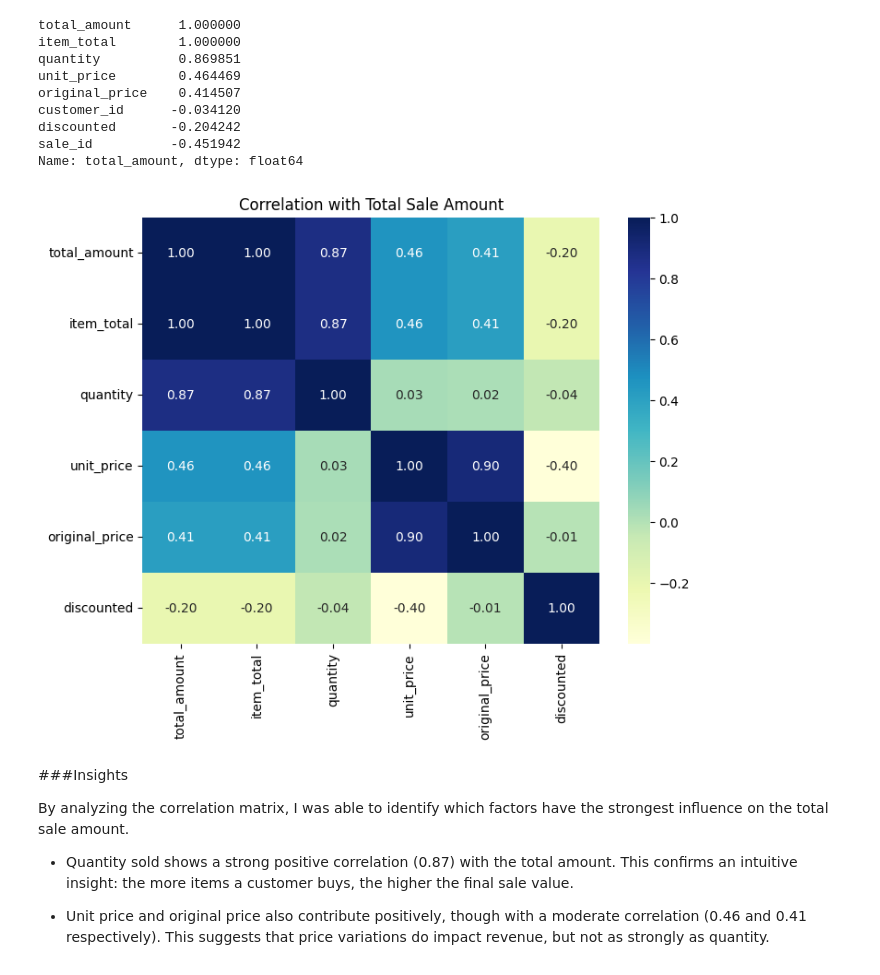
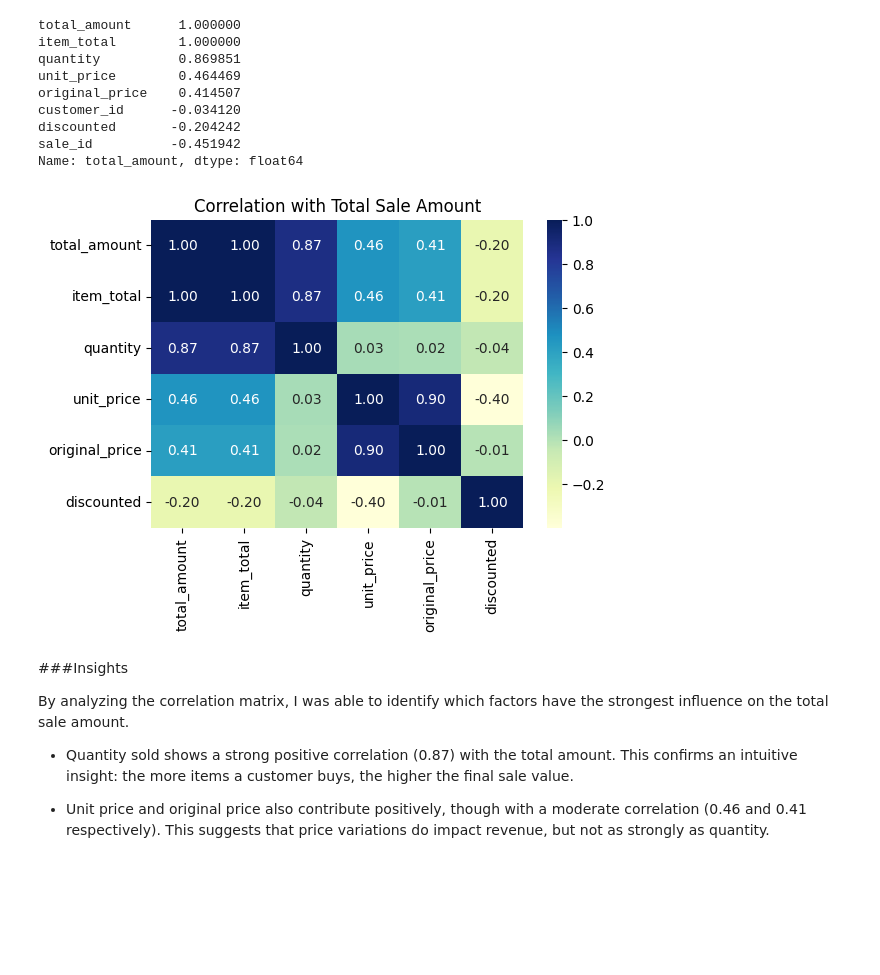
Before and after one commit to joycemsm/fashion-store-analysis, a Jupyter notebook: sales_analysis_Python.ipynb, the cells around one changed output. Saved outputs shown, nothing was run; the diff lists cells and outputs as text; code cells hidden in the pictures; blank space fills up the shorter version.

```diff
--- a/sales_analysis_Python.ipynb
+++ b/sales_analysis_Python.ipynb
@@ -304,14 +307,14 @@ Name: total_amount, dtype: float64
 # %%
 # Filter only relevant numeric columns
 cols_to_plot = ['total_amount', 'item_total', 'quantity', 'unit_price', 'original_price', 'discounted']
 corr_matrix = sales_extended[cols_to_plot].corr()
 
-plt.figure(figsize=(8, 6))
+plt.figure(figsize=(6, 4))
 sns.heatmap(corr_matrix, annot=True, cmap='YlGnBu', fmt=".2f")
 plt.title("Correlation with Total Sale Amount")
 plt.show()
 # %% [output]
-[figure, old version]
+[figure, new version]
 # %% [markdown]
 ###Insights
 
```
Also changed, not shown: parts of 5 cells of this notebook.
